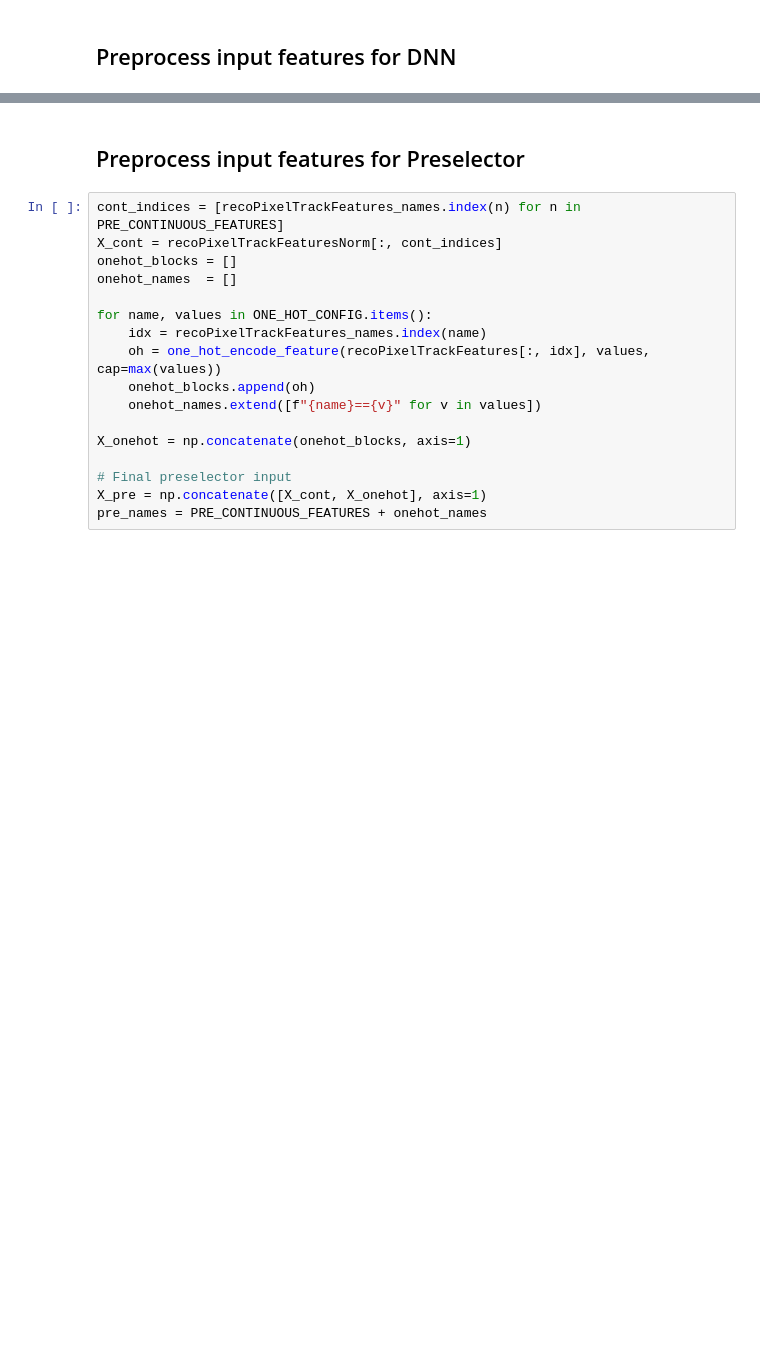
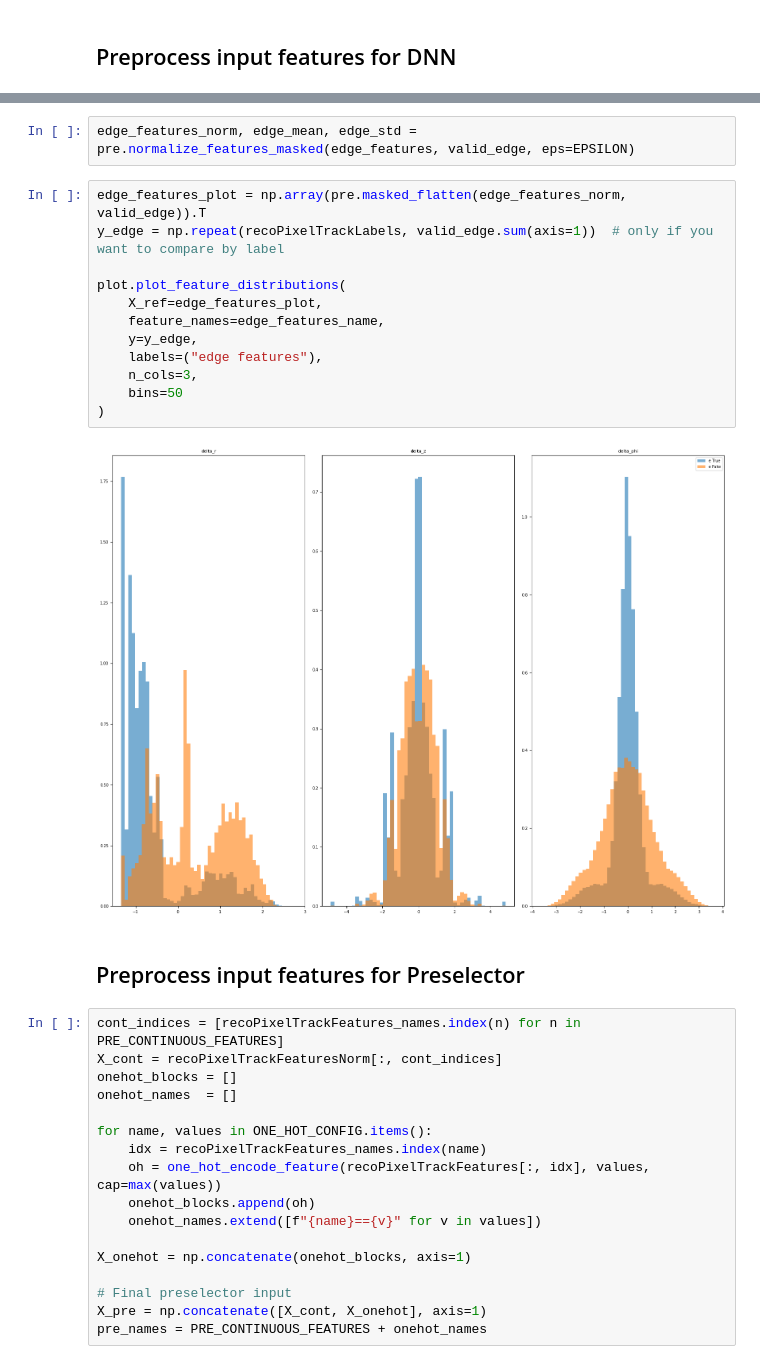
Before and after one commit to EmanueleCoradin/TrackSelectorDNN, a Jupyter notebook: PrepareOneHot.ipynb, the cells around one changed output, grey strips where cells are left out. Cells and saved outputs as stored; diff of their text form; blank space fills up the shorter version.

```diff
--- a/PrepareOneHot.ipynb
+++ b/PrepareOneHot.ipynb
@@ -232,3 +526,19 @@ plot.plot_feature_distributions(
+# %%
+edge_features_norm, edge_mean, edge_std = pre.normalize_features_masked(edge_features, valid_edge, eps=EPSILON)
+# %%
+edge_features_plot = np.array(pre.masked_flatten(edge_features_norm, valid_edge)).T
+y_edge = np.repeat(recoPixelTrackLabels, valid_edge.sum(axis=1))  # only if you want to compare by label
+
+plot.plot_feature_distributions(
+    X_ref=edge_features_plot,
+    feature_names=edge_features_name,
+    y=y_edge,
+    labels=("edge features"),
+    n_cols=3,
+    bins=50
+)
+# %% [output]
+[figure, added]
 # %% [markdown]
 ## Preprocess input features for Preselector
 # %%
```
Also changed, not shown: parts of 28 cells of this notebook, 6 other files.
